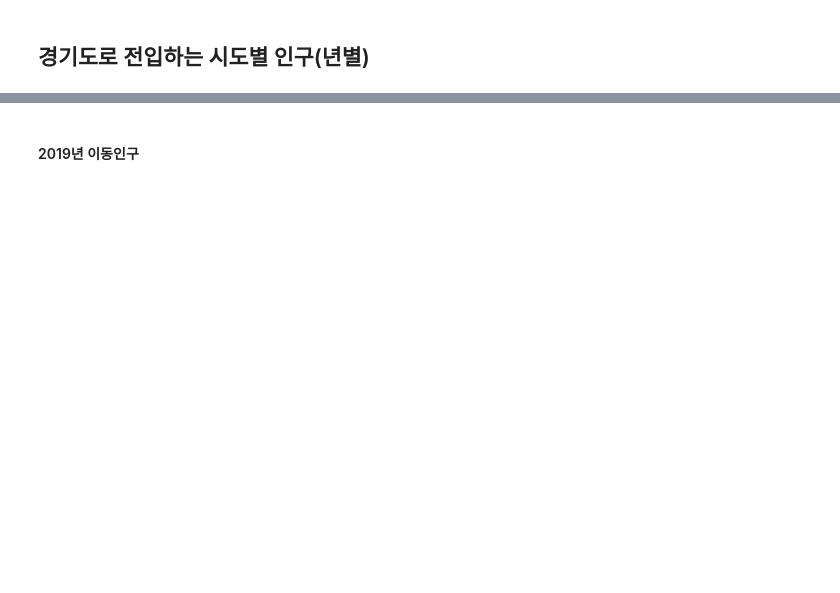
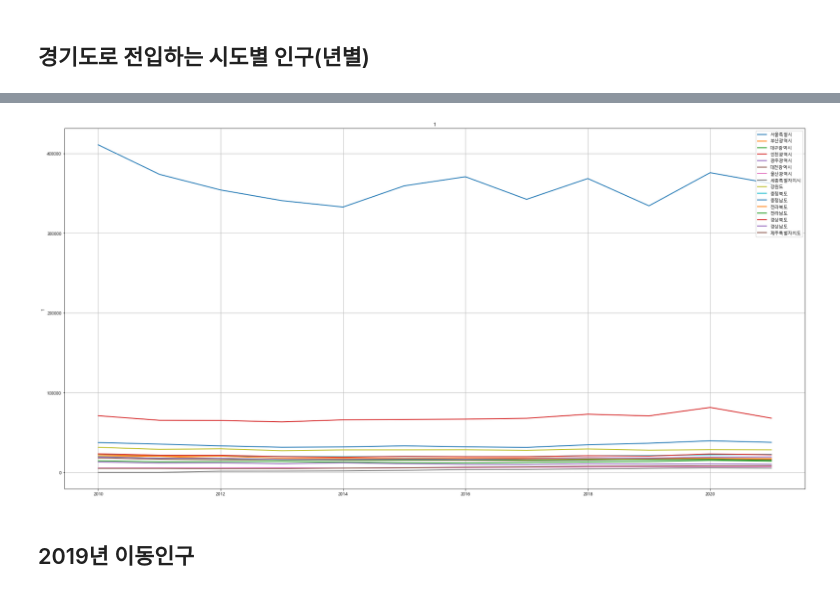
Before and after one commit to hk918216/Mini-Project_1, a Jupyter notebook: 1_인구데이터읽기.ipynb, the cells around one changed output, grey strips where cells are left out. Drawn from its saved outputs; the diff is of its cells as text; code cells hidden in the pictures; blank space fills up the shorter version.

```diff
--- a/1_인구데이터읽기.ipynb
+++ b/1_인구데이터읽기.ipynb
@@ -467,20 +523,22 @@ plt.show()
 # %%
 plt.rcParams['figure.figsize'] = (30, 15)
 plt.rcParams['lines.linewidth'] = 2
 plt.rc("font", family = "Malgun Gothic", size=10)
-move_ggd.T.plot()
+move_ggd_drop.T.plot()
 
 plt.title("1")
 plt.ylabel("1")
 
 a = range(-1,32,1)
 # plt.xticks([i for i in range(0,20,1)],[1,5,6,7,8,9,10,11,12,13,14,15,16,17,18,19,20,21,22,23])
 
 
 plt.legend(loc="upper right")
 plt.grid(True)
 
 plt.show()
+# %% [output]
+[figure, added]
 # %% [markdown]
-#### 2019년 이동인구
+## 2019년 이동인구
 # %%
```
Also changed, not shown: parts of 90 cells of this notebook, 6 other files.
